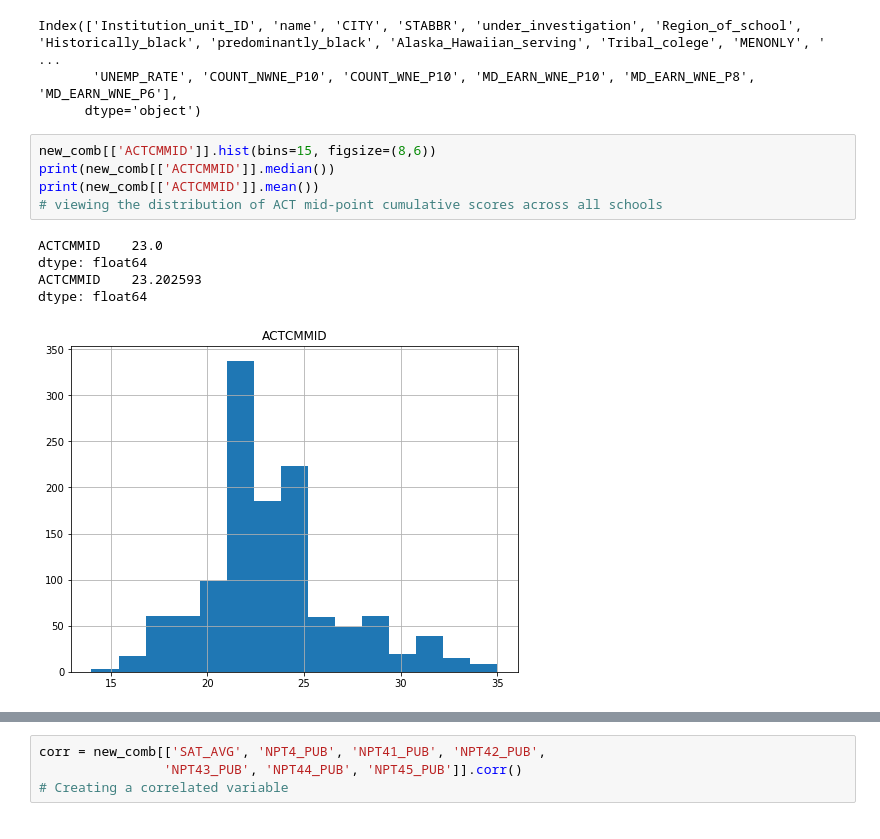
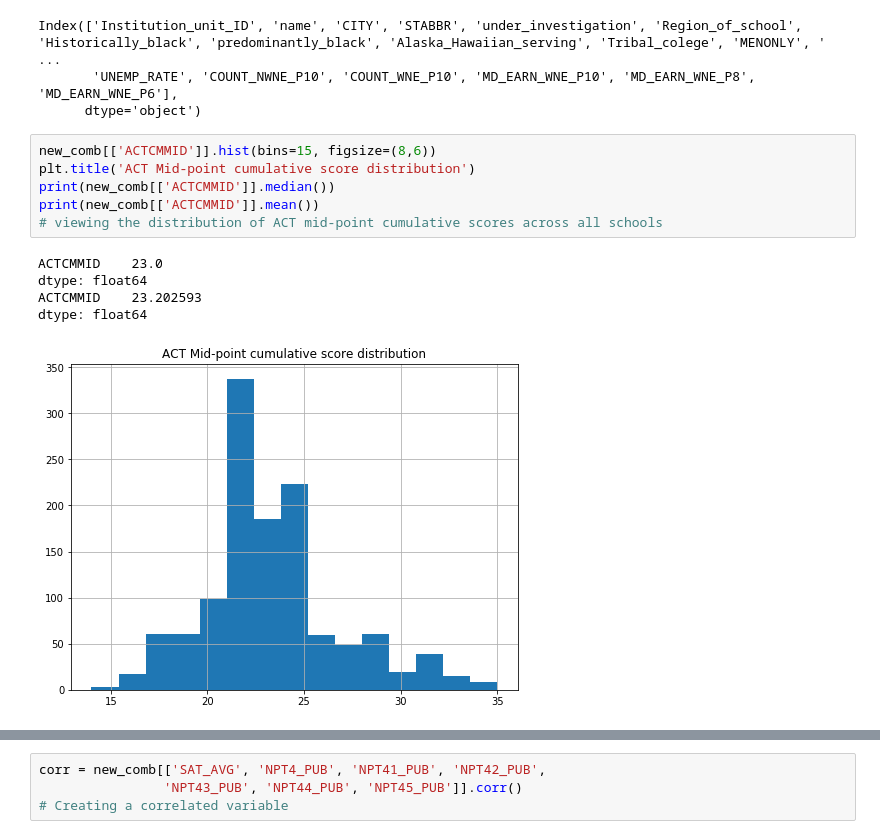
Before and after one commit to mparayil/Scorecard-Analysis, a Jupyter notebook: SAT & Scorecard analysis.ipynb, the cells around one changed output, grey strips where cells are left out. Drawn from its saved outputs; the diff is of its cells as text.

```diff
--- a/SAT & Scorecard analysis.ipynb
+++ b/SAT & Scorecard analysis.ipynb
@@ -151,12 +151,13 @@ Index(['Institution_unit_ID', 'name', 'CITY', 'STABBR', 'under_investigation', '
       dtype='object')
 # %%
 new_comb[['ACTCMMID']].hist(bins=15, figsize=(8,6))
+plt.title('ACT Mid-point cumulative score distribution')
 print(new_comb[['ACTCMMID']].median())
 print(new_comb[['ACTCMMID']].mean())
 # viewing the distribution of ACT mid-point cumulative scores across all schools
 # %% [output]
 ACTCMMID    23.0
 dtype: float64
 ACTCMMID    23.202593
 dtype: float64
-[figure, old version]
+[figure, new version]
```
Also changed, not shown: parts of 10 cells of this notebook.
